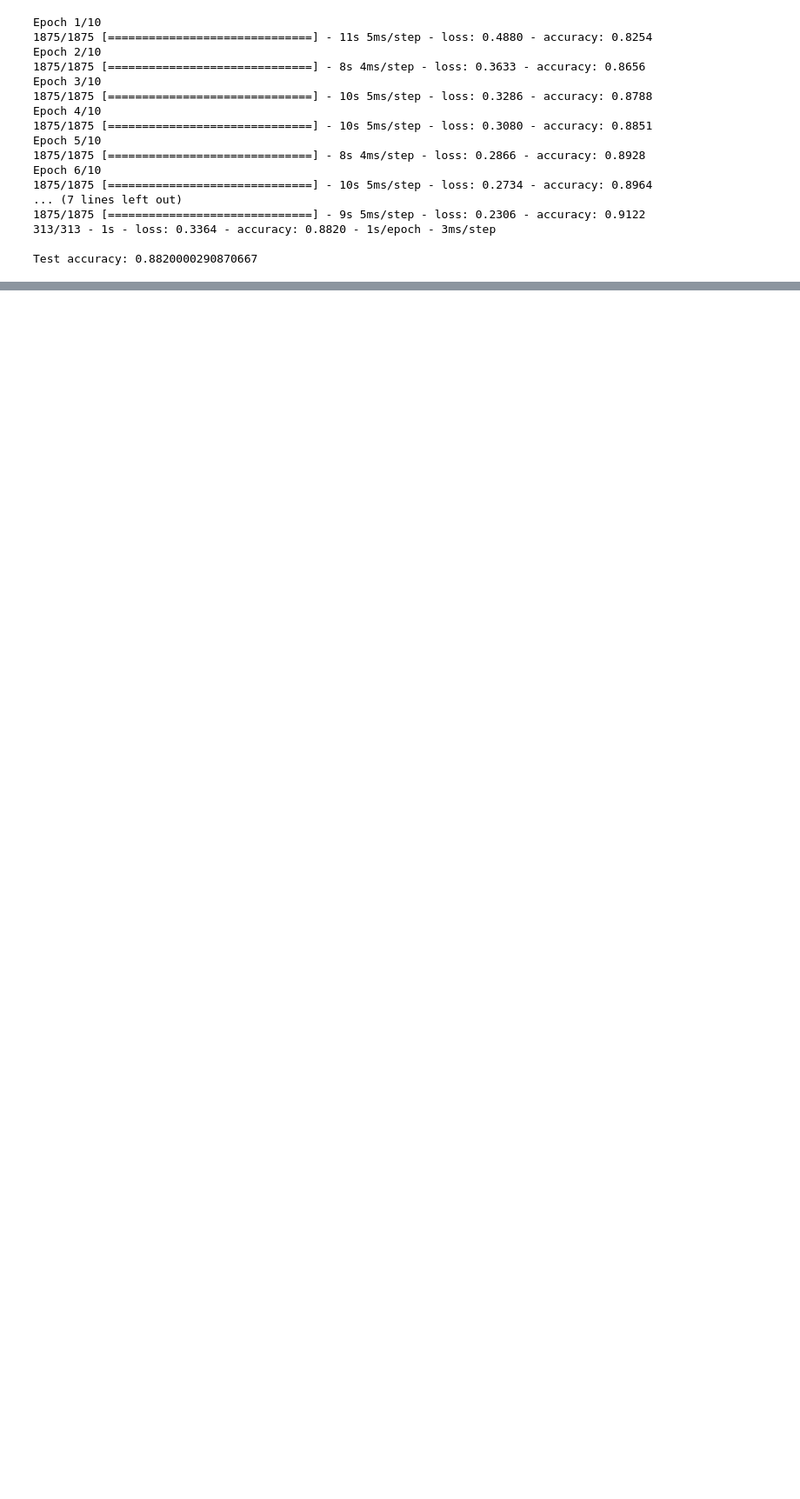
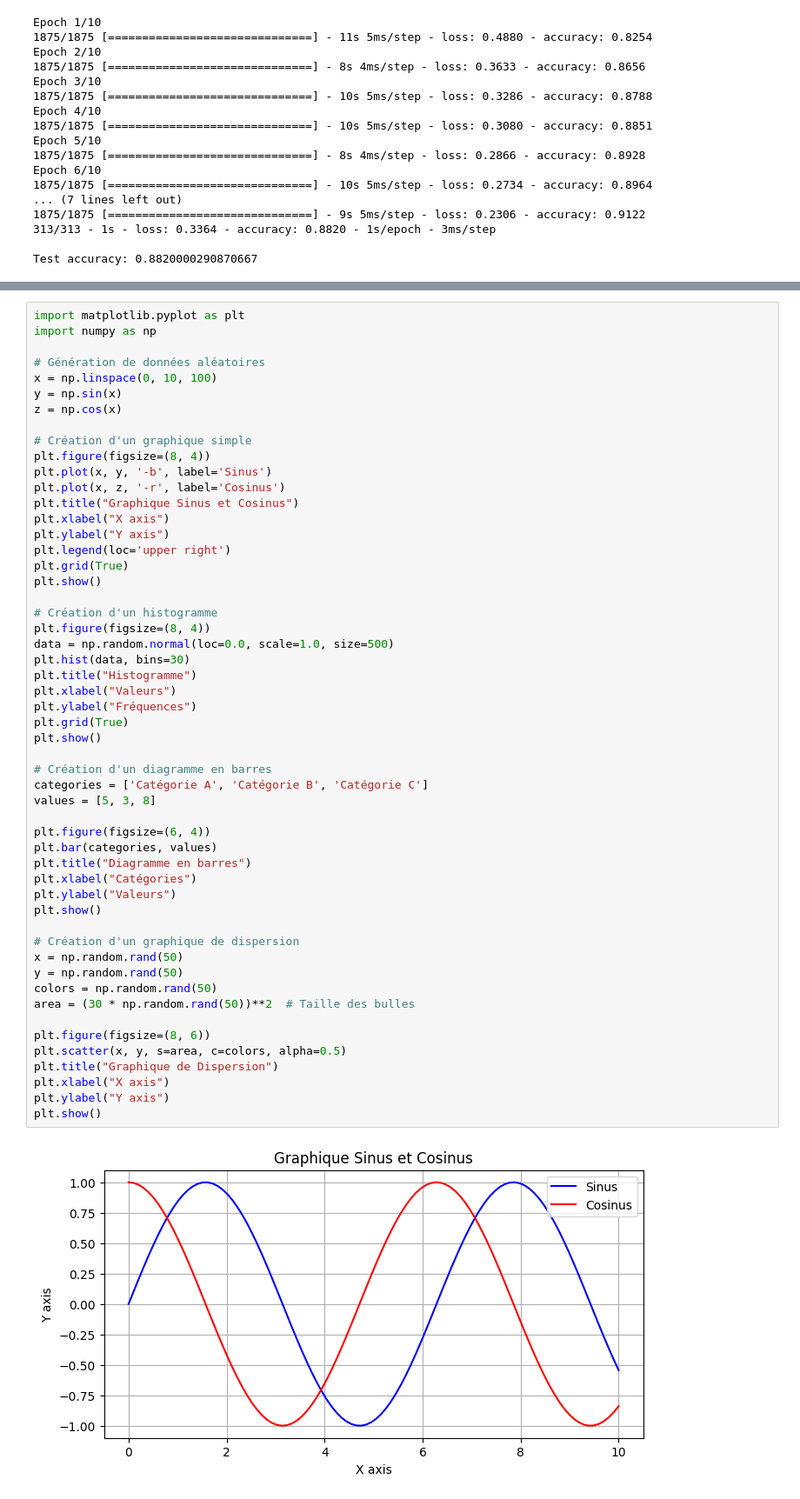
Before and after one commit to be-next/TP-IA, a Jupyter notebook: TP_IA_00.ipynb, the cells around one changed output, grey strips where cells are left out. Shown: that part at 87% size. Drawn from its saved outputs; the diff is of its cells as text; blank space fills up the shorter version.

```diff
--- a/TP_IA_00.ipynb
+++ b/TP_IA_00.ipynb
@@ -430,0 +440,55 @@ Test accuracy: 0.8820000290870667
+# %%
+import matplotlib.pyplot as plt
+import numpy as np
+
+# Génération de données aléatoires
+x = np.linspace(0, 10, 100)
+y = np.sin(x)
+z = np.cos(x)
+
+# Création d'un graphique simple
+plt.figure(figsize=(8, 4))
+plt.plot(x, y, '-b', label='Sinus')
+plt.plot(x, z, '-r', label='Cosinus')
+plt.title("Graphique Sinus et Cosinus")
+plt.xlabel("X axis")
+plt.ylabel("Y axis")
+plt.legend(loc='upper right')
+plt.grid(True)
+plt.show()
+
+# Création d'un histogramme
+plt.figure(figsize=(8, 4))
+data = np.random.normal(loc=0.0, scale=1.0, size=500)
+plt.hist(data, bins=30)
+plt.title("Histogramme")
+plt.xlabel("Valeurs")
+plt.ylabel("Fréquences")
+plt.grid(True)
+plt.show()
+
+# Création d'un diagramme en barres
+categories = ['Catégorie A', 'Catégorie B', 'Catégorie C']
+values = [5, 3, 8]
+
+plt.figure(figsize=(6, 4))
+plt.bar(categories, values)
+plt.title("Diagramme en barres")
+plt.xlabel("Catégories")
+plt.ylabel("Valeurs")
+plt.show()
+
+# Création d'un graphique de dispersion
+x = np.random.rand(50)
+y = np.random.rand(50)
+colors = np.random.rand(50)
+area = (30 * np.random.rand(50))**2  # Taille des bulles
+
+plt.figure(figsize=(8, 6))
+plt.scatter(x, y, s=area, c=colors, alpha=0.5)
+plt.title("Graphique de Dispersion")
+plt.xlabel("X axis")
+plt.ylabel("Y axis")
+plt.show()
+# %% [output]
+[figure, added]
```
Also changed, not shown: parts of 4 cells of this notebook.
